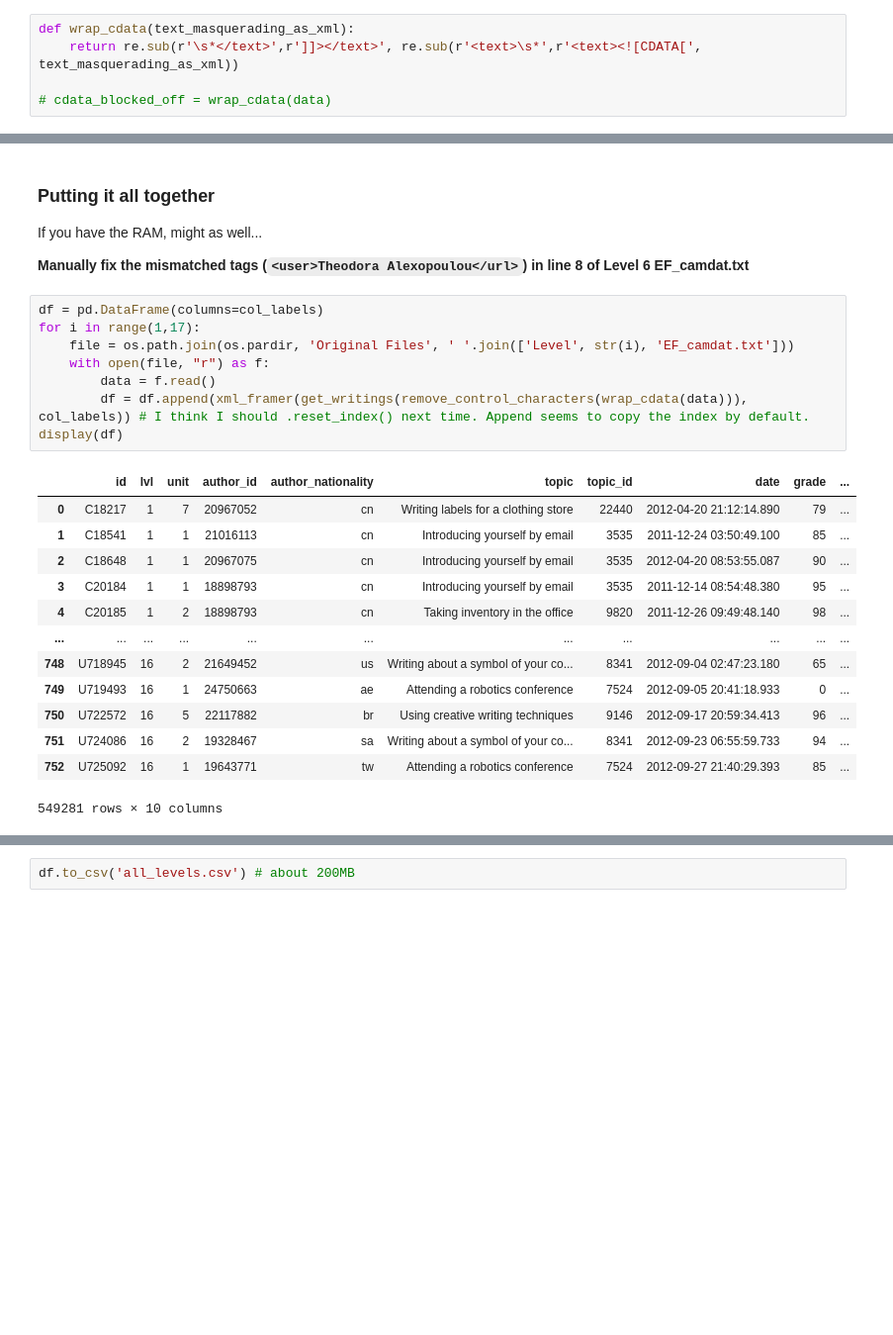
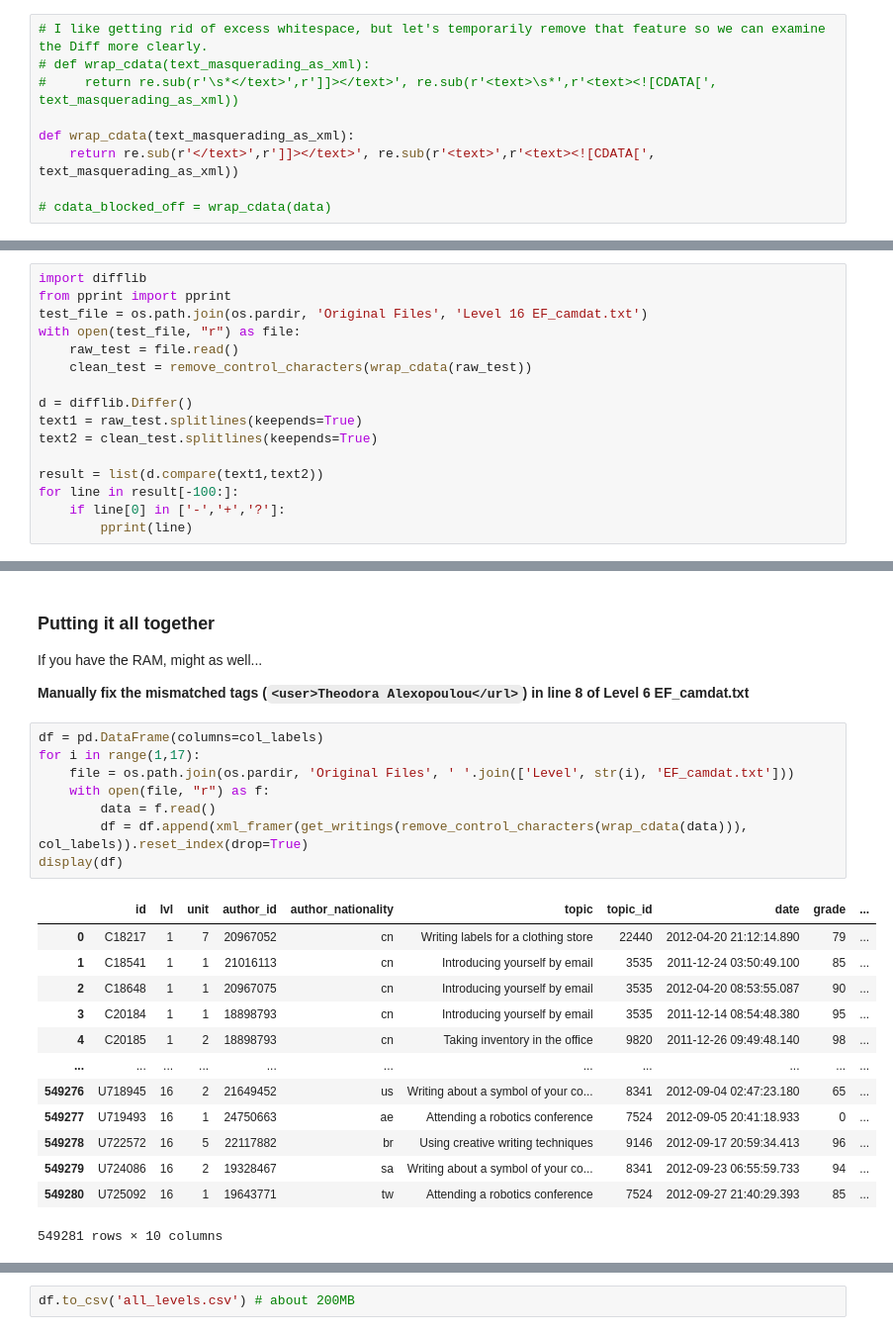
Before and after one commit to langdonholmes/efcamdat-data-cleaning, a Jupyter notebook: xml_adventures.ipynb, the cells around one changed output, grey strips where cells are left out. Shown at 99% size. Drawn from its saved outputs; the diff is of its cells as text; blank space fills up the shorter version.

```diff
--- a/xml_adventures.ipynb
+++ b/xml_adventures.ipynb
@@ -46,8 +46,12 @@ __[Predefined characters in XML](https://en.wikipedia.org/wiki/List_of_XML_and_H
 
 __[CDATA Sections in XML](https://www.tutorialspoint.com/xml/xml_cdata_sections.htm)__
 # %%
+# I like getting rid of excess whitespace, but let's temporarily remove that feature so we can examine the Diff more clearly.
+# def wrap_cdata(text_masquerading_as_xml):
+#     return re.sub(r'\s*</text>',r']]></text>', re.sub(r'<text>\s*',r'<text><![CDATA[', text_masquerading_as_xml))
+
 def wrap_cdata(text_masquerading_as_xml):
-    return re.sub(r'\s*</text>',r']]></text>', re.sub(r'<text>\s*',r'<text><![CDATA[', text_masquerading_as_xml))
+    return re.sub(r'</text>',r']]></text>', re.sub(r'<text>',r'<text><![CDATA[', text_masquerading_as_xml))
 
 # cdata_blocked_off = wrap_cdata(data)
 # %% [markdown]
@@ -66,0 +82,16 @@ def remove_control_characters(not_really_xml):
+# %%
+import difflib
+from pprint import pprint
+test_file = os.path.join(os.pardir, 'Original Files', 'Level 16 EF_camdat.txt')
+with open(test_file, "r") as file:
+    raw_test = file.read()
+    clean_test = remove_control_characters(wrap_cdata(raw_test))
+
+d = difflib.Differ()
+text1 = raw_test.splitlines(keepends=True)
+text2 = clean_test.splitlines(keepends=True)
+
+result = list(d.compare(text1,text2))
+for line in result[-100:]:
+    if line[0] in ['-','+','?']:
+        pprint(line)
@@ -108,22 +155,22 @@ If you have the RAM, might as well...
 # %%
 df = pd.DataFrame(columns=col_labels)
 for i in range(1,17):
     file = os.path.join(os.pardir, 'Original Files', ' '.join(['Level', str(i), 'EF_camdat.txt']))
     with open(file, "r") as f:
         data = f.read()
-        df = df.append(xml_framer(get_writings(remove_control_characters(wrap_cdata(data))), col_labels)) # I think I should .reset_index() next time. Append seems to copy the index by default.
+        df = df.append(xml_framer(get_writings(remove_control_characters(wrap_cdata(data))), col_labels)).reset_index(drop=True)
 display(df)
 # %% [output]
 |  | id | lvl | unit | author_id | author_nationality | topic | topic_id | date | grade | ... |
 | 0 | C18217 | 1 | 7 | 20967052 | cn | Writing labels for a clothing store | 22440 | 2012-04-20 21:12:14.890 | 79 | ... |
 | 1 | C18541 | 1 | 1 | 21016113 | cn | Introducing yourself by email | 3535 | 2011-12-24 03:50:49.100 | 85 | ... |
 | 2 | C18648 | 1 | 1 | 20967075 | cn | Introducing yourself by email | 3535 | 2012-04-20 08:53:55.087 | 90 | ... |
 | 3 | C20184 | 1 | 1 | 18898793 | cn | Introducing yourself by email | 3535 | 2011-12-14 08:54:48.380 | 95 | ... |
 | 4 | C20185 | 1 | 2 | 18898793 | cn | Taking inventory in the office | 9820 | 2011-12-26 09:49:48.140 | 98 | ... |
 | ... | ... | ... | ... | ... | ... | ... | ... | ... | ... | ... |
-| 748 | U718945 | 16 | 2 | 21649452 | us | Writing about a symbol of your co... | 8341 | 2012-09-04 02:47:23.180 | 65 | ... |
-| 749 | U719493 | 16 | 1 | 24750663 | ae | Attending a robotics conference | 7524 | 2012-09-05 20:41:18.933 | 0 | ... |
-| 750 | U722572 | 16 | 5 | 22117882 | br | Using creative writing techniques | 9146 | 2012-09-17 20:59:34.413 | 96 | ... |
-| 751 | U724086 | 16 | 2 | 19328467 | sa | Writing about a symbol of your co... | 8341 | 2012-09-23 06:55:59.733 | 94 | ... |
-| 752 | U725092 | 16 | 1 | 19643771 | tw | Attending a robotics conference | 7524 | 2012-09-27 21:40:29.393 | 85 | ... |
+| 549276 | U718945 | 16 | 2 | 21649452 | us | Writing about a symbol of your co... | 8341 | 2012-09-04 02:47:23.180 | 65 | ... |
+| 549277 | U719493 | 16 | 1 | 24750663 | ae | Attending a robotics conference | 7524 | 2012-09-05 20:41:18.933 | 0 | ... |
+| 549278 | U722572 | 16 | 5 | 22117882 | br | Using creative writing techniques | 9146 | 2012-09-17 20:59:34.413 | 96 | ... |
+| 549279 | U724086 | 16 | 2 | 19328467 | sa | Writing about a symbol of your co... | 8341 | 2012-09-23 06:55:59.733 | 94 | ... |
+| 549280 | U725092 | 16 | 1 | 19643771 | tw | Attending a robotics conference | 7524 | 2012-09-27 21:40:29.393 | 85 | ... |
 549281 rows × 10 columns
```
Also changed, not shown: parts of 6 cells of this notebook, 2 other files.
